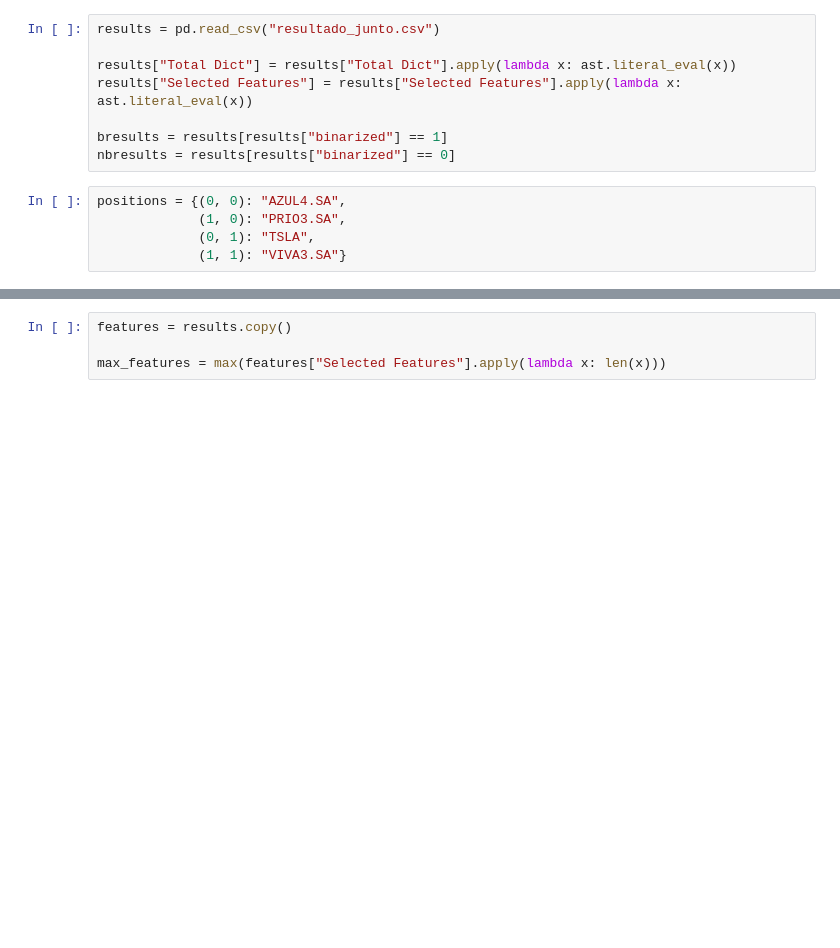
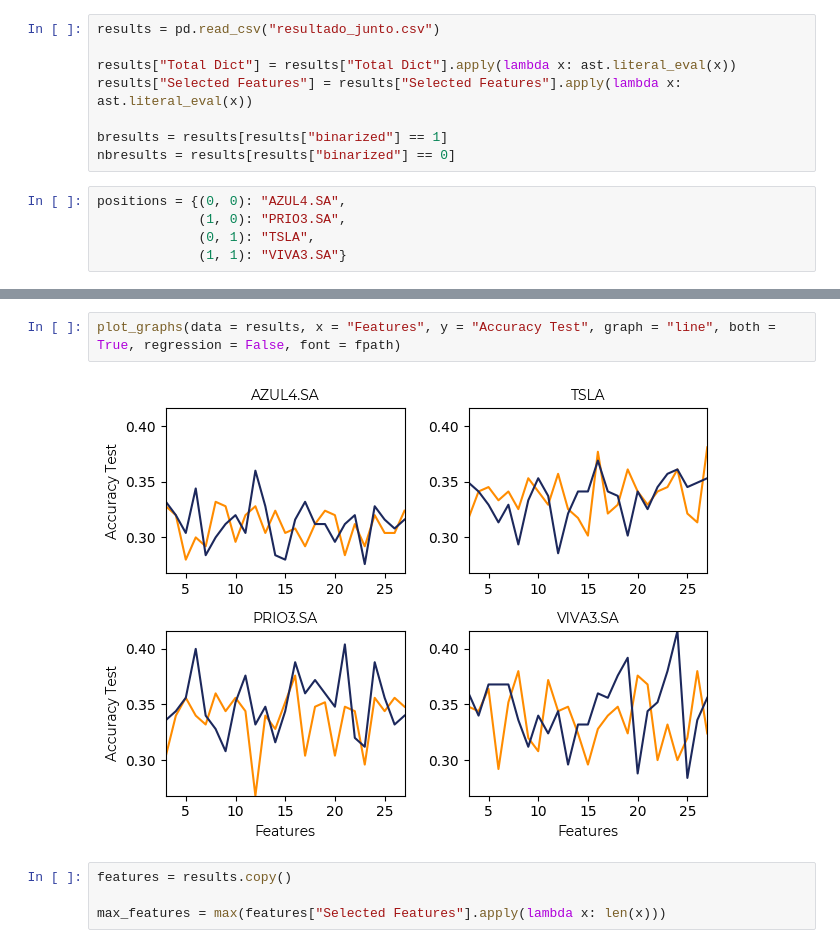
Before and after one commit to kauanmaf/field_project_cartesius, a Jupyter notebook: results_analysis.ipynb, the cells around one changed output, grey strips where cells are left out. Saved outputs shown, nothing was run; the diff lists cells and outputs as text; blank space fills up the shorter version.

```diff
--- a/results_analysis.ipynb
+++ b/results_analysis.ipynb
@@ -112,3 +114,7 @@ plot_graphs(data = bresults, x = "macro avg/precision", y = "Percent Return", gr
+# %%
+plot_graphs(data = results, x = "Features", y = "Accuracy Test", graph = "line", both = True, regression = False, font = fpath)
+# %% [output]
+[figure, added]
 # %%
 features = results.copy()
 
```
Also changed, not shown: parts of 3 cells of this notebook, 3 other files.
